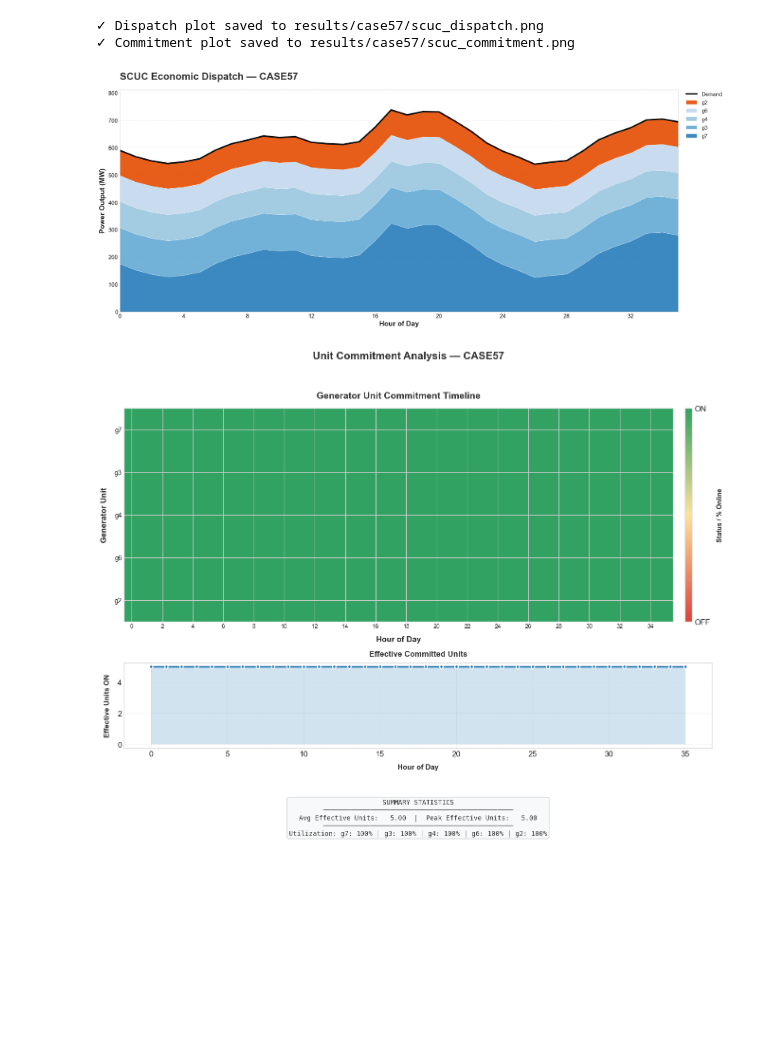
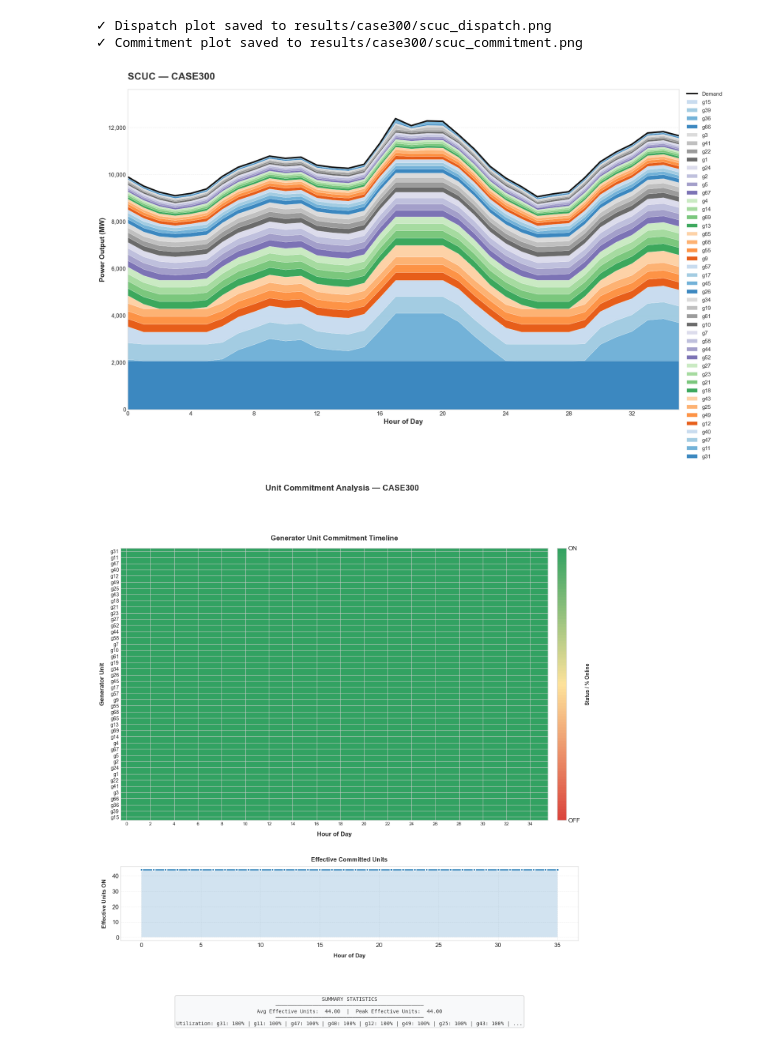
Before and after one commit to BabakTaheri1/scuc_cpp, a Jupyter notebook: plot.ipynb, the cells around one changed output. Saved outputs shown, nothing was run; the diff lists cells and outputs as text; code cells hidden in the pictures; blank space fills up the shorter version.

Commit message:
Update the figures.

```diff
--- a/plot.ipynb
+++ b/plot.ipynb
@@ -13,7 +13,7 @@ import math
 
 @dataclass(frozen=True)
 class PlotConfig:
-    base_dir: Path = Path("results") / "case14"
+    base_dir: Path = Path("results") / "case300"
     csv_name: str = "dispatch.csv"
     out_dispatch: str = "scuc_dispatch.png"
     out_commit: str = "scuc_commitment.png"
@@ -278,34 +278,34 @@ def plot_commitment(t: np.ndarray, commit: np.ndarray, labels: list[str], cfg: P
     case_name = cfg.base_dir.name.upper()
     fig.suptitle(f"Unit Commitment Analysis — {case_name}", fontsize=16, fontweight="bold", y=0.98)
     return fig
 
 
 def main(cfg: PlotConfig) -> None:
     csv_path = cfg.base_dir / cfg.csv_name
     out_dispatch = cfg.base_dir / cfg.out_dispatch
     out_commit = cfg.base_dir / cfg.out_commit
 
     t, demand, gen, commit, gen_names = load_dispatch_csv(csv_path, cfg.commit_threshold_mw)
     plot_gen, plot_commit, labels = prepare_topk(gen, commit, gen_names, cfg.top_k, cfg.aggregate_rest, cfg.min_mean_mw)
 
     # Save Dispatch
     fig1 = plot_dispatch(t, demand, plot_gen, labels, cfg)
     cfg.base_dir.mkdir(parents=True, exist_ok=True)
     fig1.savefig(out_dispatch, bbox_inches="tight", dpi=300)
     print(f"✓ Dispatch plot saved to {out_dispatch}")
 
     # Save Commitment
     fig2 = plot_commitment(t, plot_commit, labels, cfg)
     fig2.savefig(out_commit, bbox_inches="tight", dpi=300)
     print(f"✓ Commitment plot saved to {out_commit}")
 
     # plt.show() # Optional
 
 
 if __name__ == "__main__":
     main(CFG)
 # %% [output]
-✓ Dispatch plot saved to results/case57/scuc_dispatch.png
-✓ Commitment plot saved to results/case57/scuc_commitment.png
+✓ Dispatch plot saved to results/case300/scuc_dispatch.png
+✓ Commitment plot saved to results/case300/scuc_commitment.png
-[figure, old version]
+[figure, new version]
-[figure, old version]
+[figure, new version]
```
